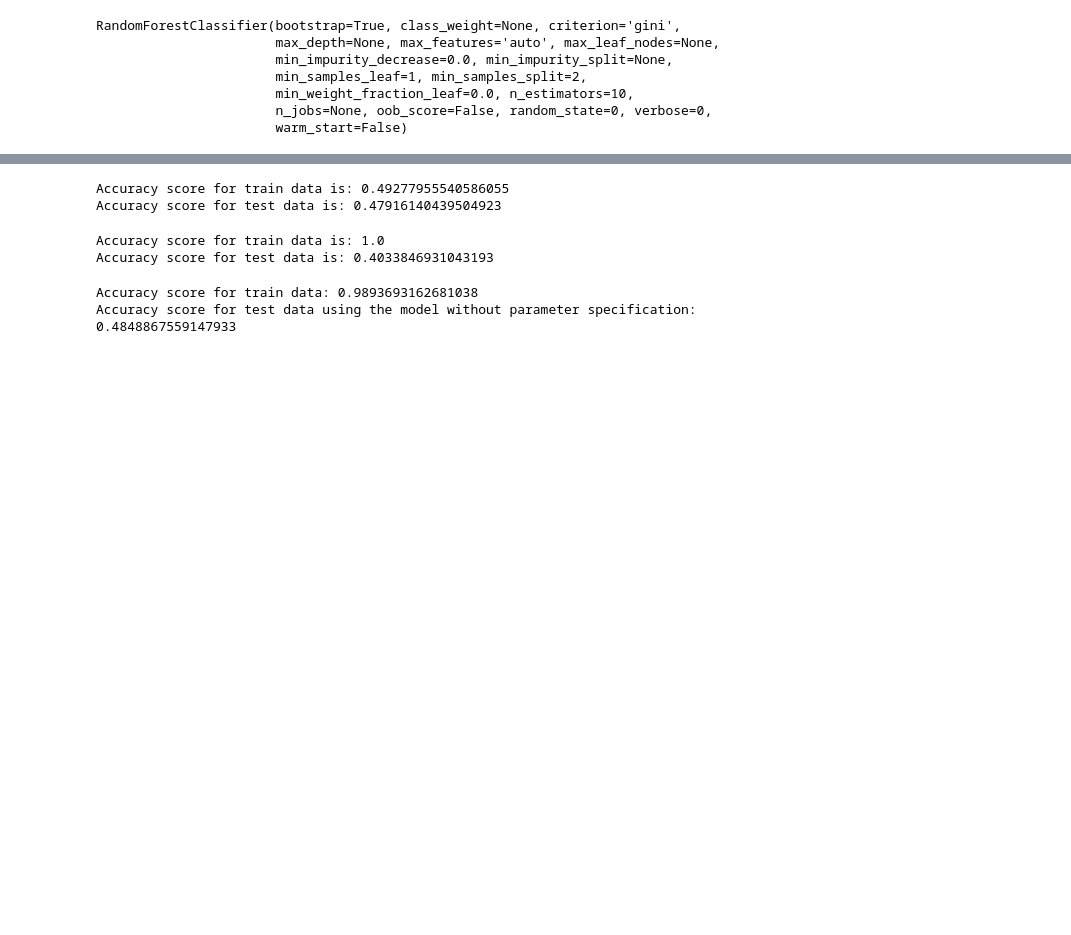
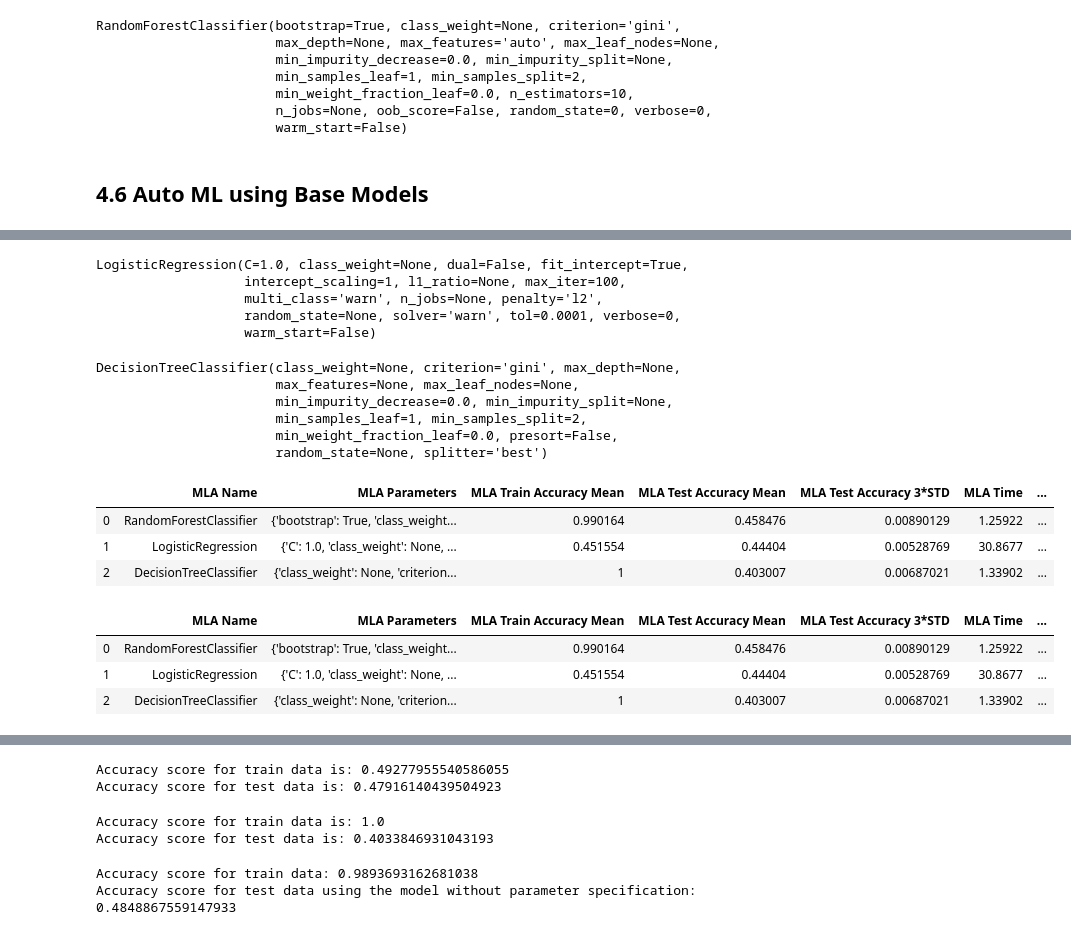
Before and after one commit to rajgupta-github/MachineLearning-with-Python, a Jupyter notebook: projects/PrudentialInsurancePrediction/InsuranceClassifier.ipynb, the cells around one changed output, grey strips where cells are left out. Drawn from its saved outputs; the diff is of its cells as text; code cells hidden in the pictures; blank space fills up the shorter version.

```diff
--- a/projects/PrudentialInsurancePrediction/InsuranceClassifier.ipynb
+++ b/projects/PrudentialInsurancePrediction/InsuranceClassifier.ipynb
@@ -310,3 +369,6 @@ RandomForestClassifier(bootstrap=True, class_weight=None, criterion='gini',
 # %%
 y_pred_train_rf = model.predict(X_train)
 y_pred_test_rf = model.predict(X_test)
+# %% [markdown]
+<a id=section406></a>
+## 4.6 Auto ML using Base Models
@@ -312,0 +387,55 @@ y_pred_test_rf = model.predict(X_test)
+# %%
+#split dataset in cross-validation with this splitter class: http://scikit-learn.org/stable/modules/generated/sklearn.model_selection.ShuffleSplit.html#sklearn.model_selection.ShuffleSplit
+#note: this is an alternative to train_test_split
+cv_split = model_selection.ShuffleSplit(n_splits = 5, test_size = .3, train_size = .7, random_state = 0 ) # run model 10x with 60/30 split intentionally leaving out 10%
+# %%
+#create table to compare MLA metrics
+MLA_columns = ['MLA Name', 'MLA Parameters','MLA Train Accuracy Mean', 'MLA Test Accuracy Mean', 'MLA Test Accuracy 3*STD' ,'MLA Time', 'TrainTestDifference']
+MLA_compare = pd.DataFrame(columns = MLA_columns)
+
+#create table to compare MLA predictions
+MLA_predict = insurance_df[["Response"]]  # Y
+
+#index through MLA and save performance to table
+row_index = 0
+Feature_Importance = {}
+# %%
+Y = insurance_df["Response"].values.reshape(-1, 1)
+# %%
+for alg in MLA:
+
+    #set name and parameters
+    MLA_name = alg.__class__.__name__
+    MLA_compare.loc[row_index, 'MLA Name'] = MLA_name
+    MLA_compare.loc[row_index, 'MLA Parameters'] = str(alg.get_params())
+
+    #score model with cross validation: http://scikit-learn.org/stable/modules/generated/sklearn.model_selection.cross_validate.html#sklearn.model_selection.cross_validate
+    cv_results = model_selection.cross_validate(alg, X, Y, cv  = cv_split,return_train_score=True,scoring='f1_weighted')
+
+
+    # cv_result is a dictionary -> All the results of diff models are saved
+    MLA_compare.loc[row_index, 'MLA Time'] = cv_results['fit_time'].mean()
+    MLA_compare.loc[row_index, 'MLA Train Accuracy Mean'] = cv_results['train_score'].mean()
+    MLA_compare.loc[row_index, 'MLA Test Accuracy Mean'] = cv_results['test_score'].mean()
+    #if this is a non-bias random sample, then +/-3 standard deviations (std) from the mean, should statistically capture 99.7% of the subsets
+    MLA_compare.loc[row_index, 'MLA Test Accuracy 3*STD'] = cv_results['test_score'].std()*3   #let's know the worst that can happen!
+    #MLA_compare.loc[row_index, 'TrainTestDifference'] = cv_results['train_score'].mean() - cv_results['test_score'].mean()
+
+    #save MLA predictions - see section 6 for usage
+    alg.fit(X, Y)
+
+    try:
+      Feature_Importance[MLA_name] = alg.feature_importances_
+    except AttributeError:
+      pass
+
+    MLA_predict[MLA_name] = alg.predict(X)
+
+    row_index+=1
+
+#print and sort table: https://pandas.pydata.org/pandas-docs/stable/generated/pandas.DataFrame.sort_values.html
+MLA_compare.sort_values(by = ['MLA Test Accuracy Mean'], ascending = False, inplace = True)
+MLA_compare
+MLA_compare['TrainTestDifference'] = (MLA_compare['MLA Test Accuracy Mean']-MLA_compare['MLA Train Accuracy Mean'])*100
+MLA_compare
+# %% [output]
@@ -312,0 +449,19 @@ y_pred_test_rf = model.predict(X_test)
+LogisticRegression(C=1.0, class_weight=None, dual=False, fit_intercept=True,
+                   intercept_scaling=1, l1_ratio=None, max_iter=100,
+                   multi_class='warn', n_jobs=None, penalty='l2',
+                   random_state=None, solver='warn', tol=0.0001, verbose=0,
+                   warm_start=False)
+DecisionTreeClassifier(class_weight=None, criterion='gini', max_depth=None,
+                       max_features=None, max_leaf_nodes=None,
+                       min_impurity_decrease=0.0, min_impurity_split=None,
+                       min_samples_leaf=1, min_samples_split=2,
+                       min_weight_fraction_leaf=0.0, presort=False,
+                       random_state=None, splitter='best')
+|  | MLA Name | MLA Parameters | MLA Train Accuracy Mean | MLA Test Accuracy Mean | MLA Test Accuracy 3*STD | MLA Time | ... |
+| 0 | RandomForestClassifier | {'bootstrap': True, 'class_weight... | 0.990164 | 0.458476 | 0.00890129 | 1.25922 | ... |
+| 1 | LogisticRegression | {'C': 1.0, 'class_weight': None, ... | 0.451554 | 0.44404 | 0.00528769 | 30.8677 | ... |
+| 2 | DecisionTreeClassifier | {'class_weight': None, 'criterion... | 1 | 0.403007 | 0.00687021 | 1.33902 | ... |
+|  | MLA Name | MLA Parameters | MLA Train Accuracy Mean | MLA Test Accuracy Mean | MLA Test Accuracy 3*STD | MLA Time | ... |
+| 0 | RandomForestClassifier | {'bootstrap': True, 'class_weight... | 0.990164 | 0.458476 | 0.00890129 | 1.25922 | ... |
+| 1 | LogisticRegression | {'C': 1.0, 'class_weight': None, ... | 0.451554 | 0.44404 | 0.00528769 | 30.8677 | ... |
+| 2 | DecisionTreeClassifier | {'class_weight': None, 'criterion... | 1 | 0.403007 | 0.00687021 | 1.33902 | ... |
```
Also changed, not shown: parts of 39 cells of this notebook.
